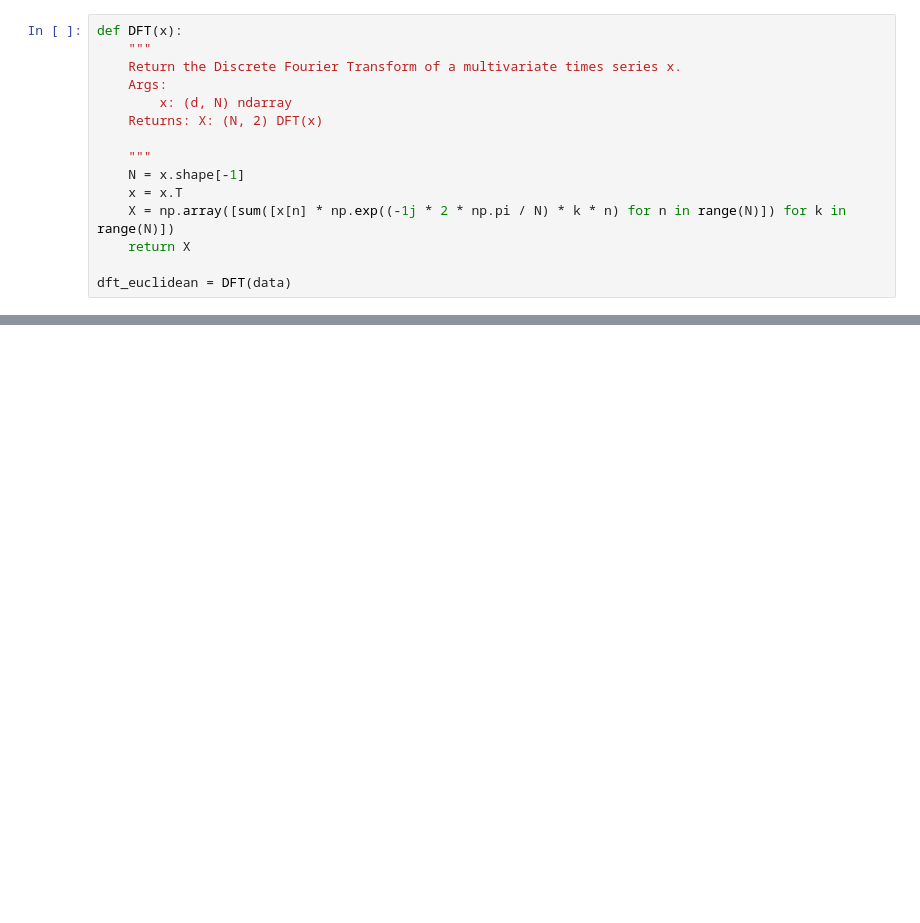
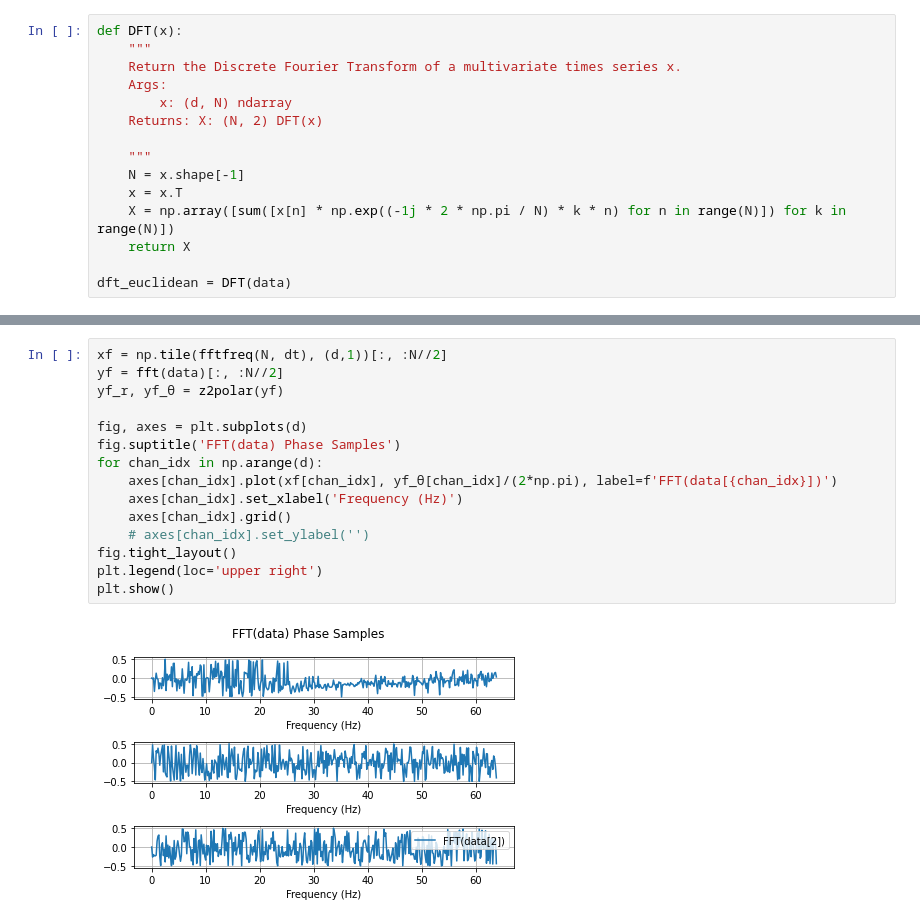
Before and after one commit to noamsgl/msc, a Jupyter notebook: notebooks/research/discrete_fourier_transform.ipynb, the cells around one changed output, grey strips where cells are left out. Saved outputs shown, nothing was run; the diff lists cells and outputs as text; blank space fills up the shorter version.

```diff
--- a/notebooks/research/discrete_fourier_transform.ipynb
+++ b/notebooks/research/discrete_fourier_transform.ipynb
@@ -102,0 +122,17 @@ plt.show()
+# %%
+xf = np.tile(fftfreq(N, dt), (d,1))[:, :N//2]
+yf = fft(data)[:, :N//2]
+yf_r, yf_θ = z2polar(yf)
+
+fig, axes = plt.subplots(d)
+fig.suptitle('FFT(data) Phase Samples')
+for chan_idx in np.arange(d):
+    axes[chan_idx].plot(xf[chan_idx], yf_θ[chan_idx]/(2*np.pi), label=f'FFT(data[{chan_idx}])')
+    axes[chan_idx].set_xlabel('Frequency (Hz)')
+    axes[chan_idx].grid()
+    # axes[chan_idx].set_ylabel('')
+fig.tight_layout()
+plt.legend(loc='upper right')
+plt.show()
+# %% [output]
+[figure, added]
```
Also changed, not shown: parts of 6 cells of this notebook.
